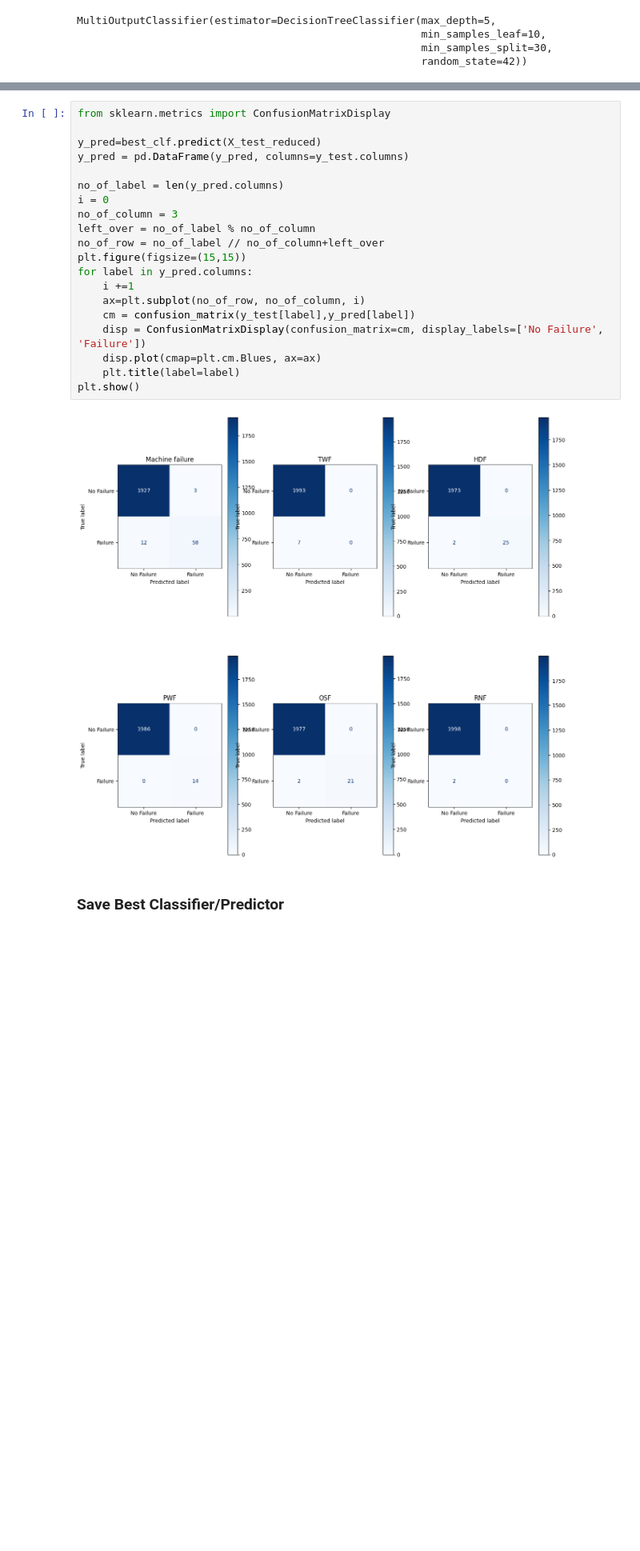
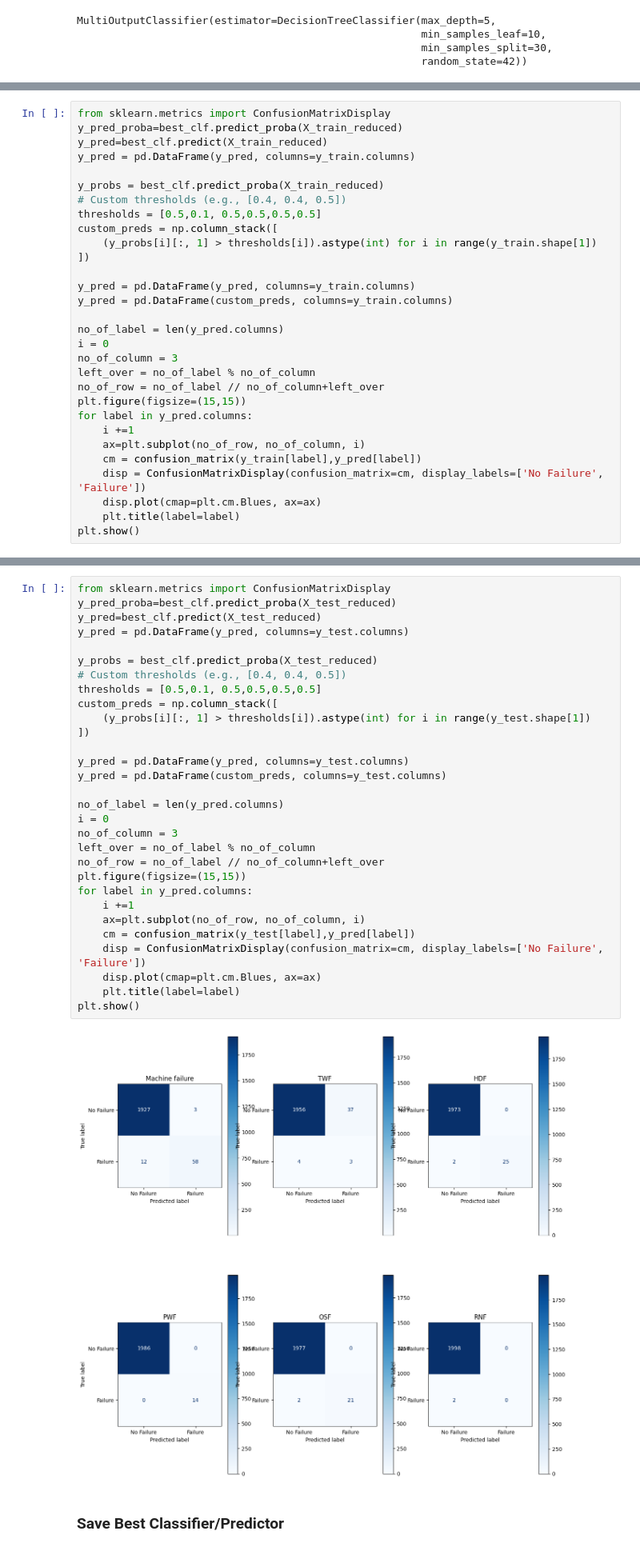
Before and after one commit to raymondsamalo/ITI113-Machine-Learning-Operations-Project, a Jupyter notebook: AI4I-2020/1.5_ML_MultipleClassifiers.ipynb, the cells around one changed output, grey strips where cells are left out. Shown at 80% size. Saved outputs shown, nothing was run; the diff lists cells and outputs as text; blank space fills up the shorter version.

Commit message:
adjust threshold

```diff
--- a/AI4I-2020/1.5_ML_MultipleClassifiers.ipynb
+++ b/AI4I-2020/1.5_ML_MultipleClassifiers.ipynb
@@ -178,0 +183,30 @@ MultiOutputClassifier(estimator=DecisionTreeClassifier(max_depth=5,
+# %%
+from sklearn.metrics import ConfusionMatrixDisplay
+y_pred_proba=best_clf.predict_proba(X_train_reduced)
+y_pred=best_clf.predict(X_train_reduced)
+y_pred = pd.DataFrame(y_pred, columns=y_train.columns)
+
+y_probs = best_clf.predict_proba(X_train_reduced)
+# Custom thresholds (e.g., [0.4, 0.4, 0.5])
+thresholds = [0.5,0.1, 0.5,0.5,0.5,0.5]
+custom_preds = np.column_stack([
+    (y_probs[i][:, 1] > thresholds[i]).astype(int) for i in range(y_train.shape[1])
+])
+
+y_pred = pd.DataFrame(y_pred, columns=y_train.columns)
+y_pred = pd.DataFrame(custom_preds, columns=y_train.columns)
+
+no_of_label = len(y_pred.columns)
+i = 0
+no_of_column = 3
+left_over = no_of_label % no_of_column
+no_of_row = no_of_label // no_of_column+left_over
+plt.figure(figsize=(15,15))
+for label in y_pred.columns:
+    i +=1
+    ax=plt.subplot(no_of_row, no_of_column, i)
+    cm = confusion_matrix(y_train[label],y_pred[label])
+    disp = ConfusionMatrixDisplay(confusion_matrix=cm, display_labels=['No Failure', 'Failure'])
+    disp.plot(cmap=plt.cm.Blues, ax=ax)
+    plt.title(label=label)
+plt.show()
@@ -179,25 +215,35 @@ MultiOutputClassifier(estimator=DecisionTreeClassifier(max_depth=5,
 # %%
 from sklearn.metrics import ConfusionMatrixDisplay
-
+y_pred_proba=best_clf.predict_proba(X_test_reduced)
 y_pred=best_clf.predict(X_test_reduced)
 y_pred = pd.DataFrame(y_pred, columns=y_test.columns)
+
+y_probs = best_clf.predict_proba(X_test_reduced)
+# Custom thresholds (e.g., [0.4, 0.4, 0.5])
+thresholds = [0.5,0.1, 0.5,0.5,0.5,0.5]
+custom_preds = np.column_stack([
+    (y_probs[i][:, 1] > thresholds[i]).astype(int) for i in range(y_test.shape[1])
+])
+
+y_pred = pd.DataFrame(y_pred, columns=y_test.columns)
+y_pred = pd.DataFrame(custom_preds, columns=y_test.columns)
 
 no_of_label = len(y_pred.columns)
 i = 0
 no_of_column = 3
 left_over = no_of_label % no_of_column
 no_of_row = no_of_label // no_of_column+left_over
 plt.figure(figsize=(15,15))
 for label in y_pred.columns:
     i +=1
     ax=plt.subplot(no_of_row, no_of_column, i)
     cm = confusion_matrix(y_test[label],y_pred[label])
     disp = ConfusionMatrixDisplay(confusion_matrix=cm, display_labels=['No Failure', 'Failure'])
     disp.plot(cmap=plt.cm.Blues, ax=ax)
     plt.title(label=label)
 plt.show()
 # %% [output]
-[figure, old version]
+[figure, new version]
 # %% [markdown]
 ### Save Best Classifier/Predictor
 # %%
```
Also changed, not shown: parts of 2 cells of this notebook, 2 other files.
